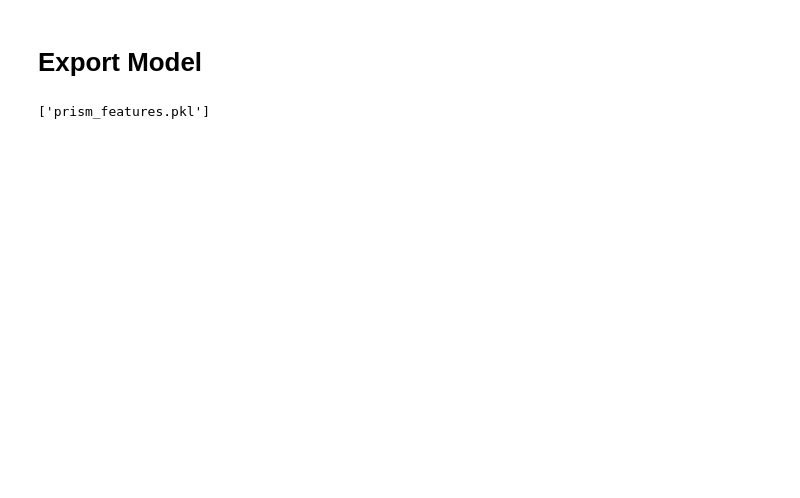
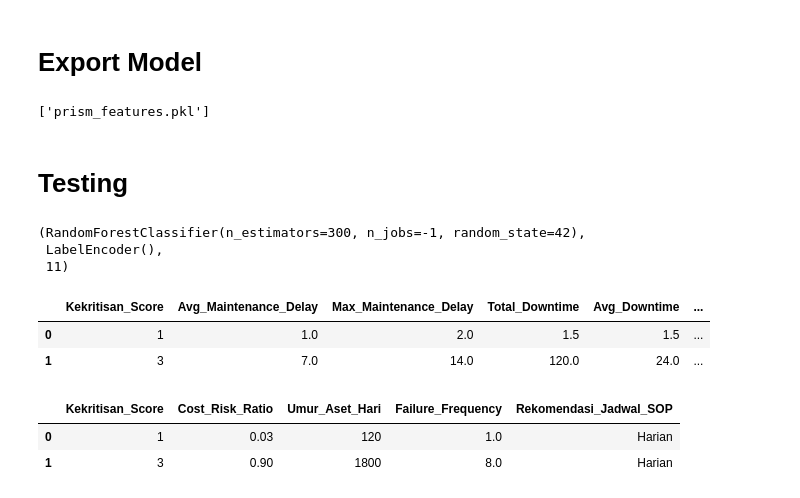
Before and after one commit to prism-ntg/api, a Jupyter notebook: notebooks/ntg-klasifikasi-maintainance.ipynb, the cells around one changed output. Cells and saved outputs as stored; diff of their text form; code cells hidden in the pictures; blank space fills up the shorter version.

Commit message:
update: add testing on notebooks

```diff
--- a/notebooks/ntg-klasifikasi-maintainance.ipynb
+++ b/notebooks/ntg-klasifikasi-maintainance.ipynb
@@ -960,3 +971,68 @@ joblib.dump(le, 'prism_label_encoder.pkl')
 joblib.dump(list(X.columns), 'prism_features.pkl')
 # %% [output]
 ['prism_features.pkl']
+# %% [markdown]
+# Testing
+# %%
+import pandas as pd
+import joblib
+
+model_rf = joblib.load('prism_rf_model.pkl')
+label_encoder = joblib.load('prism_label_encoder.pkl')
+fitur_model = joblib.load('prism_features.pkl')
+
+(model_rf, label_encoder, len(fitur_model))
+# %% [output]
+(RandomForestClassifier(n_estimators=300, n_jobs=-1, random_state=42),
+ LabelEncoder(),
+ 11)
+# %%
+data_dummy = [
+    {
+        'Kekritisan_Score': 1,
+        'Avg_Maintenance_Delay': 1.0,
+        'Max_Maintenance_Delay': 2.0,
+        'Total_Downtime': 1.5,
+        'Avg_Downtime': 1.5,
+        'Total_Biaya_Perbaikan': 50000,
+        'Failure_Frequency': 1.0,
+        'Peak_Severity': 1.0,
+        'Avg_Biaya_Penggantian': 1500000,
+        'Cost_Risk_Ratio': 0.03,
+        'Umur_Aset_Hari': 120
+    },
+    {
+        'Kekritisan_Score': 3,
+        'Avg_Maintenance_Delay': 7.0,
+        'Max_Maintenance_Delay': 14.0,
+        'Total_Downtime': 120.0,
+        'Avg_Downtime': 24.0,
+        'Total_Biaya_Perbaikan': 4500000,
+        'Failure_Frequency': 8.0,
+        'Peak_Severity': 5.0,
+        'Avg_Biaya_Penggantian': 5000000,
+        'Cost_Risk_Ratio': 0.90,
+        'Umur_Aset_Hari': 1800
+    }
+]
+
+df_input = pd.DataFrame(data_dummy)
+df_input = df_input[fitur_model]
+
+df_input
+# %% [output]
+|  | Kekritisan_Score | Avg_Maintenance_Delay | Max_Maintenance_Delay | Total_Downtime | Avg_Downtime | ... |
+| 0 | 1 | 1.0 | 2.0 | 1.5 | 1.5 | ... |
+| 1 | 3 | 7.0 | 14.0 | 120.0 | 24.0 | ... |
+# %%
+prediksi_angka = model_rf.predict(df_input)
+prediksi_teks = label_encoder.inverse_transform(prediksi_angka)
+
+df_hasil = df_input.copy()
+df_hasil['Rekomendasi_Jadwal_SOP'] = prediksi_teks
+
+df_hasil[['Kekritisan_Score', 'Cost_Risk_Ratio', 'Umur_Aset_Hari', 'Failure_Frequency', 'Rekomendasi_Jadwal_SOP']]
+# %% [output]
+|  | Kekritisan_Score | Cost_Risk_Ratio | Umur_Aset_Hari | Failure_Frequency | Rekomendasi_Jadwal_SOP |
+| 0 | 1 | 0.03 | 120 | 1.0 | Harian |
+| 1 | 3 | 0.90 | 1800 | 8.0 | Harian |
```
Also changed, not shown: parts of 6 cells of this notebook.
